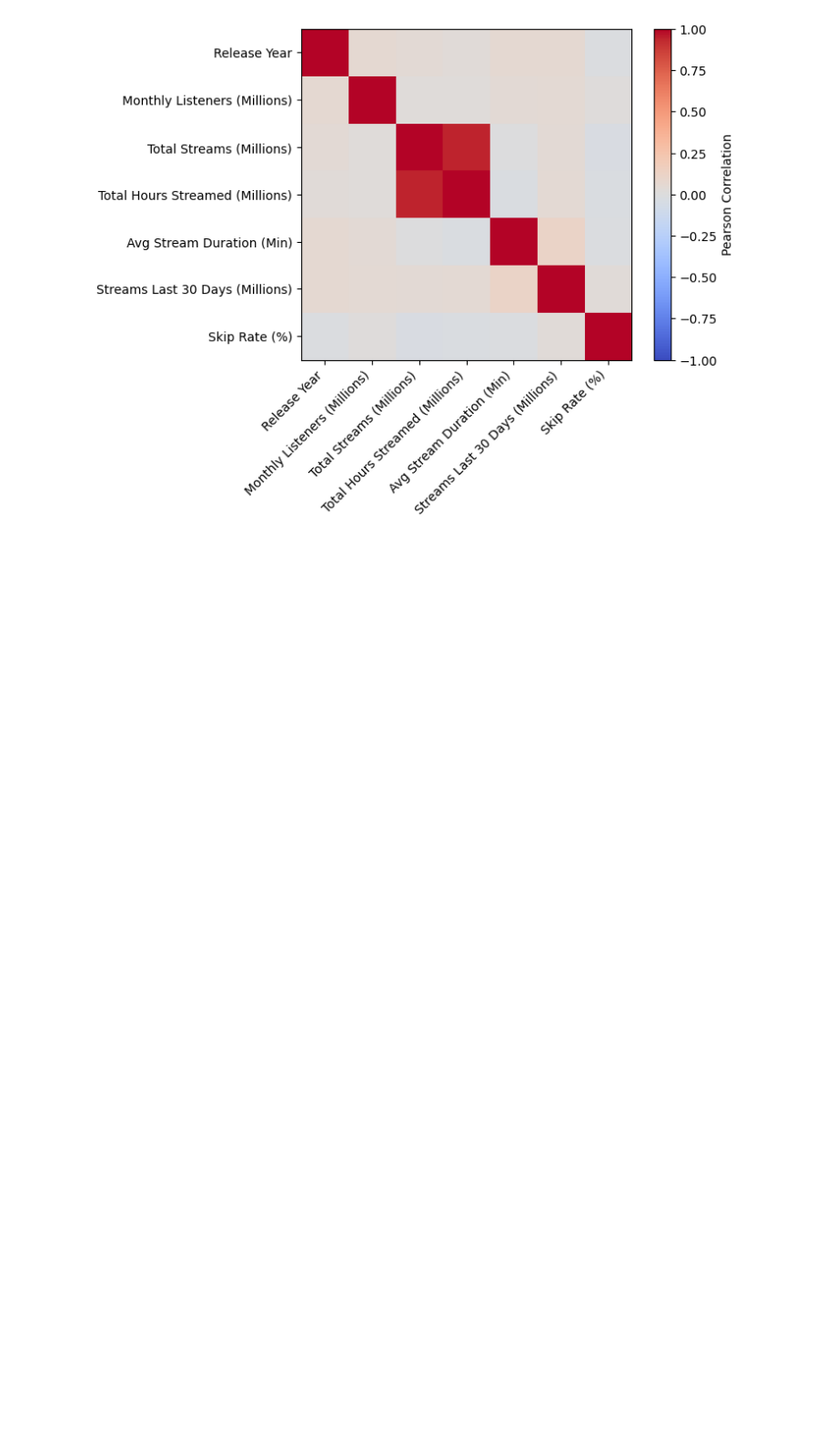
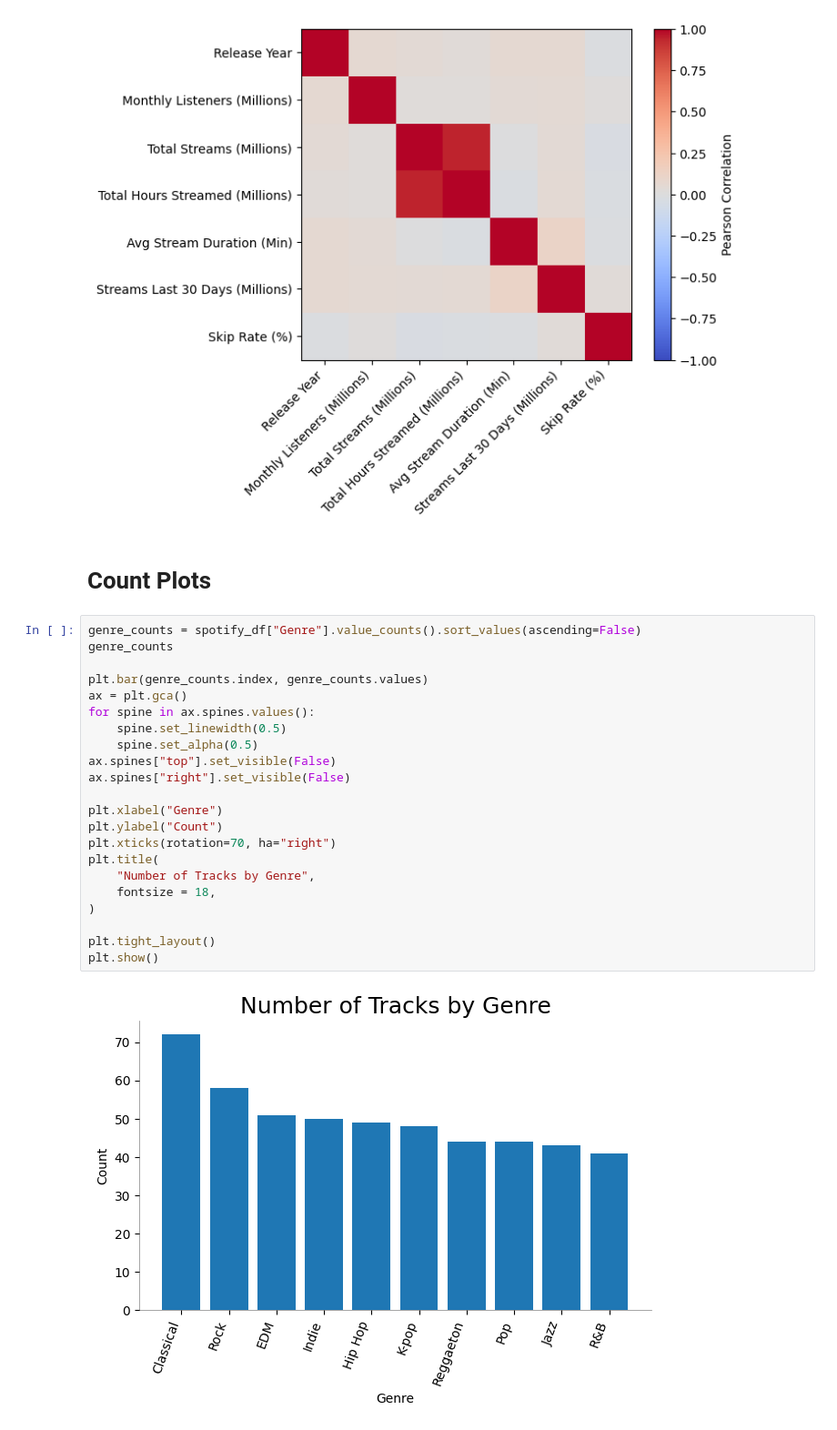
Before and after one commit to ashleyadehart/learning_plots_ashleyadehart, a Jupyter notebook: notebooks/learning_plots.ipynb, the cells around one changed output. Shown at 91% size. Cells and saved outputs as stored; diff of their text form; blank space fills up the shorter version.

Commit message:
Added code to create count plot

```diff
--- a/notebooks/learning_plots.ipynb
+++ b/notebooks/learning_plots.ipynb
@@ -385,3 +385,29 @@ plt.yticks(range(len(corr.columns)), corr.columns)
 plt.show()
 # %% [output]
 [figure]
+# %% [markdown]
+# Count Plots
+# %%
+genre_counts = spotify_df["Genre"].value_counts().sort_values(ascending=False)
+genre_counts
+
+plt.bar(genre_counts.index, genre_counts.values)
+ax = plt.gca()
+for spine in ax.spines.values():
+    spine.set_linewidth(0.5)
+    spine.set_alpha(0.5)
+ax.spines["top"].set_visible(False)
+ax.spines["right"].set_visible(False)
+
+plt.xlabel("Genre")
+plt.ylabel("Count")
+plt.xticks(rotation=70, ha="right")
+plt.title(
+    "Number of Tracks by Genre",
+    fontsize = 18,
+)
+
+plt.tight_layout()
+plt.show()
+# %% [output]
+[figure, added]
```
